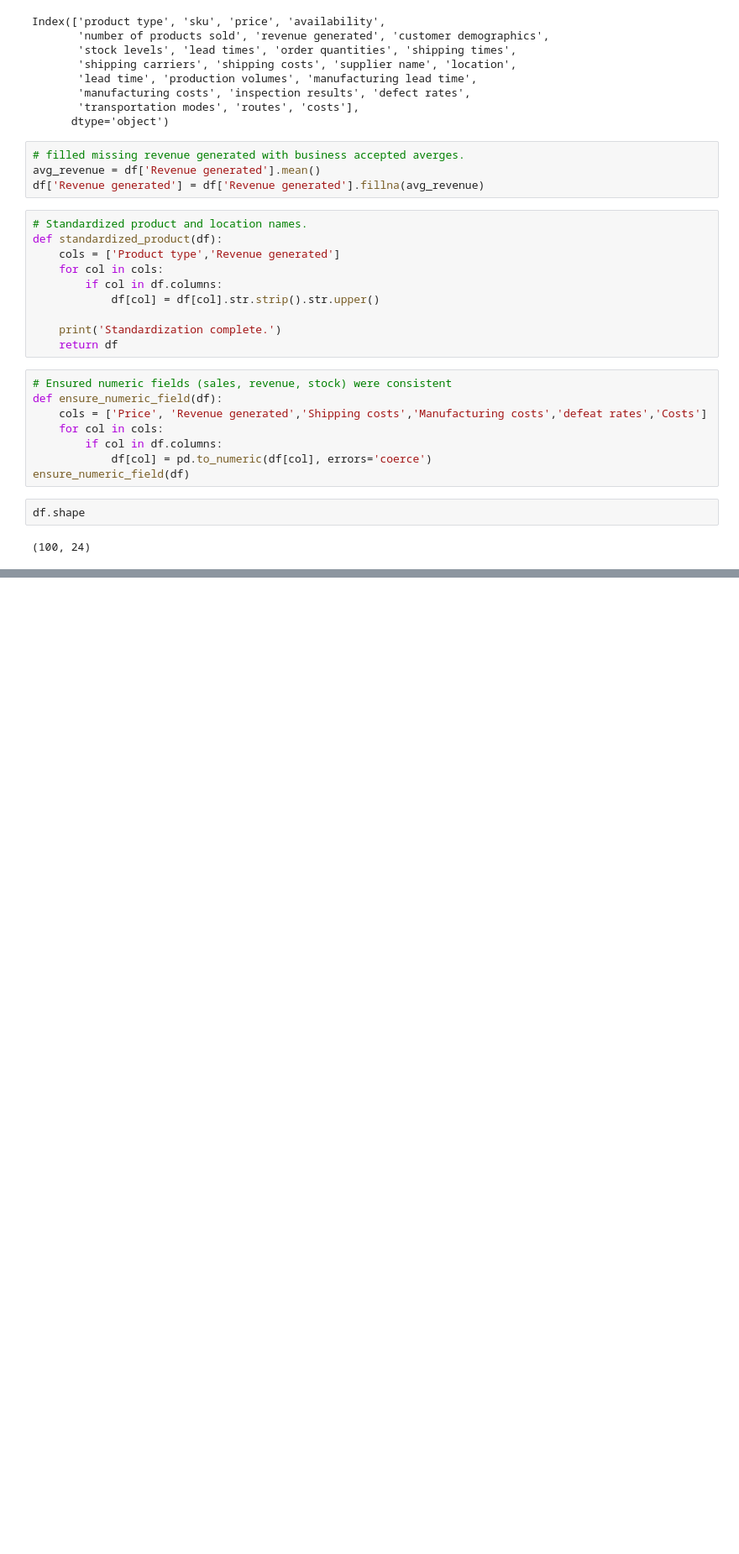
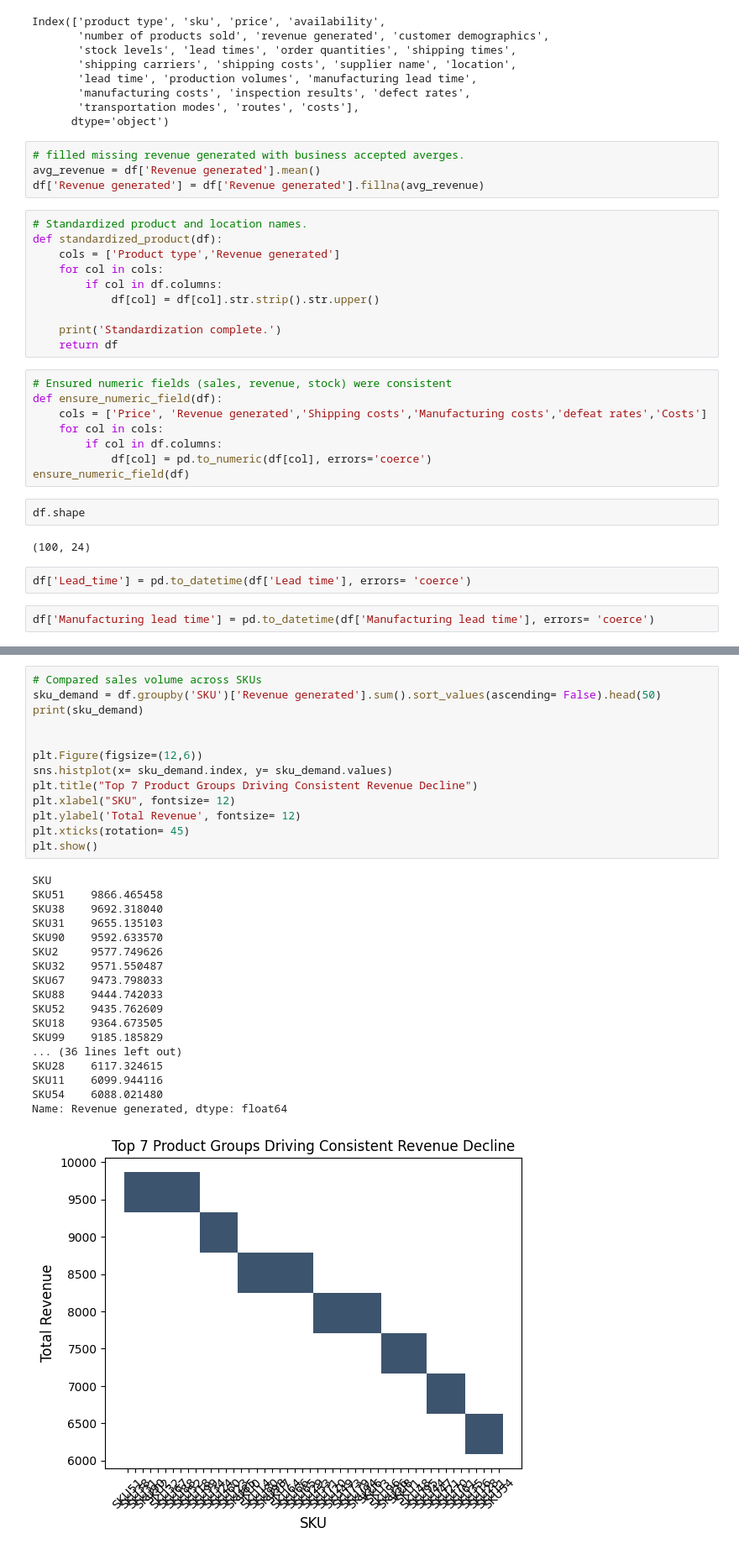
Before and after one commit to Naveengupta2006/Supply-chain-optimization, a Jupyter notebook: notebooks/Analysis.ipynb, the cells around one changed output, grey strips where cells are left out. Shown at 84% size. Saved outputs shown, nothing was run; the diff lists cells and outputs as text; blank space fills up the shorter version.

```diff
--- a/notebooks/Analysis.ipynb
+++ b/notebooks/Analysis.ipynb
@@ -129,3 +129,7 @@ ensure_numeric_field(df)
 df.shape
 # %% [output]
 (100, 24)
+# %%
+df['Lead_time'] = pd.to_datetime(df['Lead time'], errors= 'coerce')
+# %%
+df['Manufacturing lead time'] = pd.to_datetime(df['Manufacturing lead time'], errors= 'coerce')
@@ -131,0 +148,32 @@ df.shape
+# %%
+# Compared sales volume across SKUs
+sku_demand = df.groupby('SKU')['Revenue generated'].sum().sort_values(ascending= False).head(50)
+print(sku_demand)
+
+
+plt.Figure(figsize=(12,6))
+sns.histplot(x= sku_demand.index, y= sku_demand.values)
+plt.title("Top 7 Product Groups Driving Consistent Revenue Decline")
+plt.xlabel("SKU", fontsize= 12)
+plt.ylabel('Total Revenue', fontsize= 12)
+plt.xticks(rotation= 45)
+plt.show()
+# %% [output]
+SKU
+SKU51    9866.465458
+SKU38    9692.318040
+SKU31    9655.135103
+SKU90    9592.633570
+SKU2     9577.749626
+SKU32    9571.550487
+SKU67    9473.798033
+SKU88    9444.742033
+SKU52    9435.762609
+SKU18    9364.673505
+SKU99    9185.185829
+... (36 lines left out)
+SKU28    6117.324615
+SKU11    6099.944116
+SKU54    6088.021480
+Name: Revenue generated, dtype: float64
+[figure, added]
```
Also changed, not shown: parts of 10 cells of this notebook.
